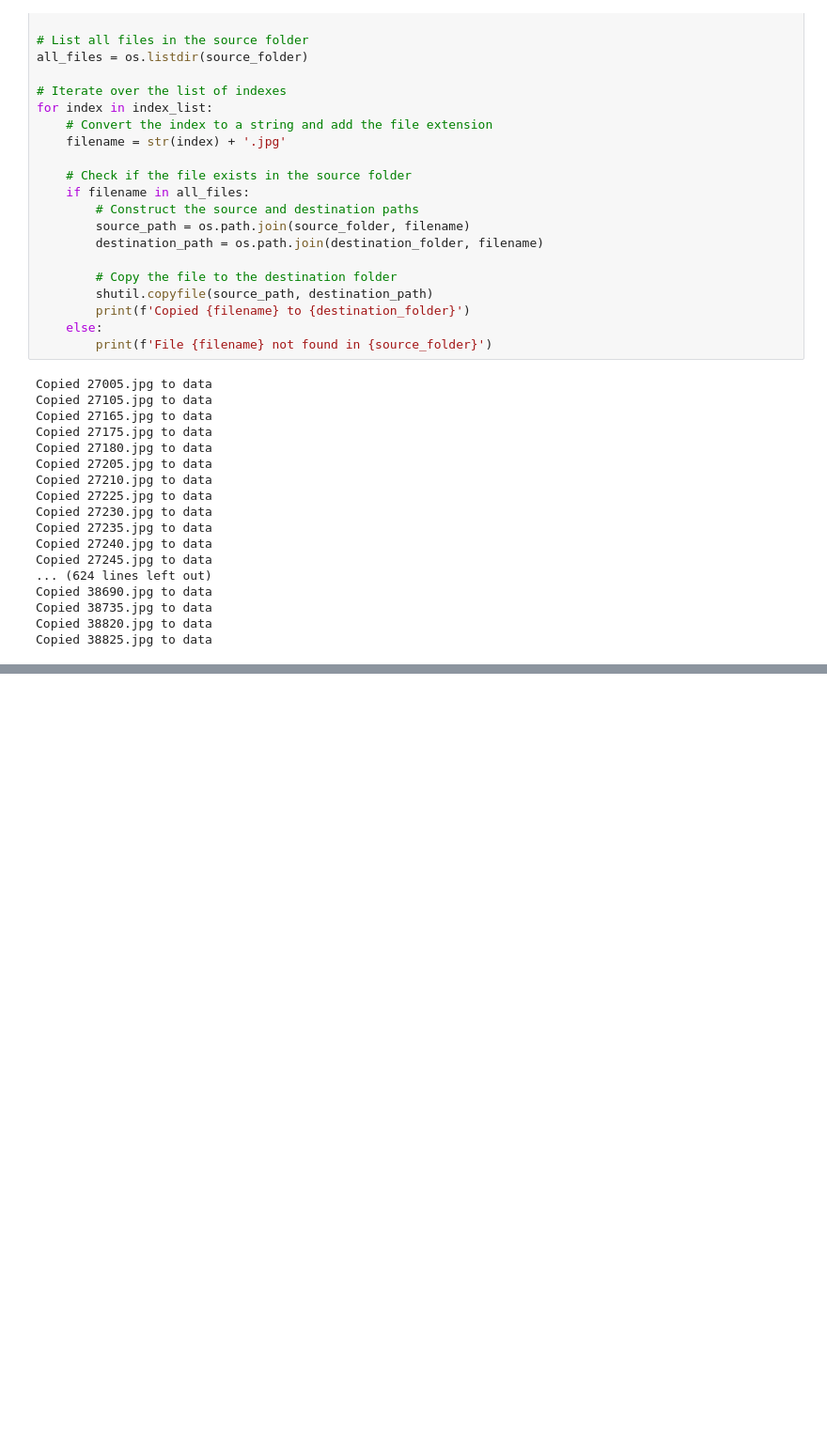
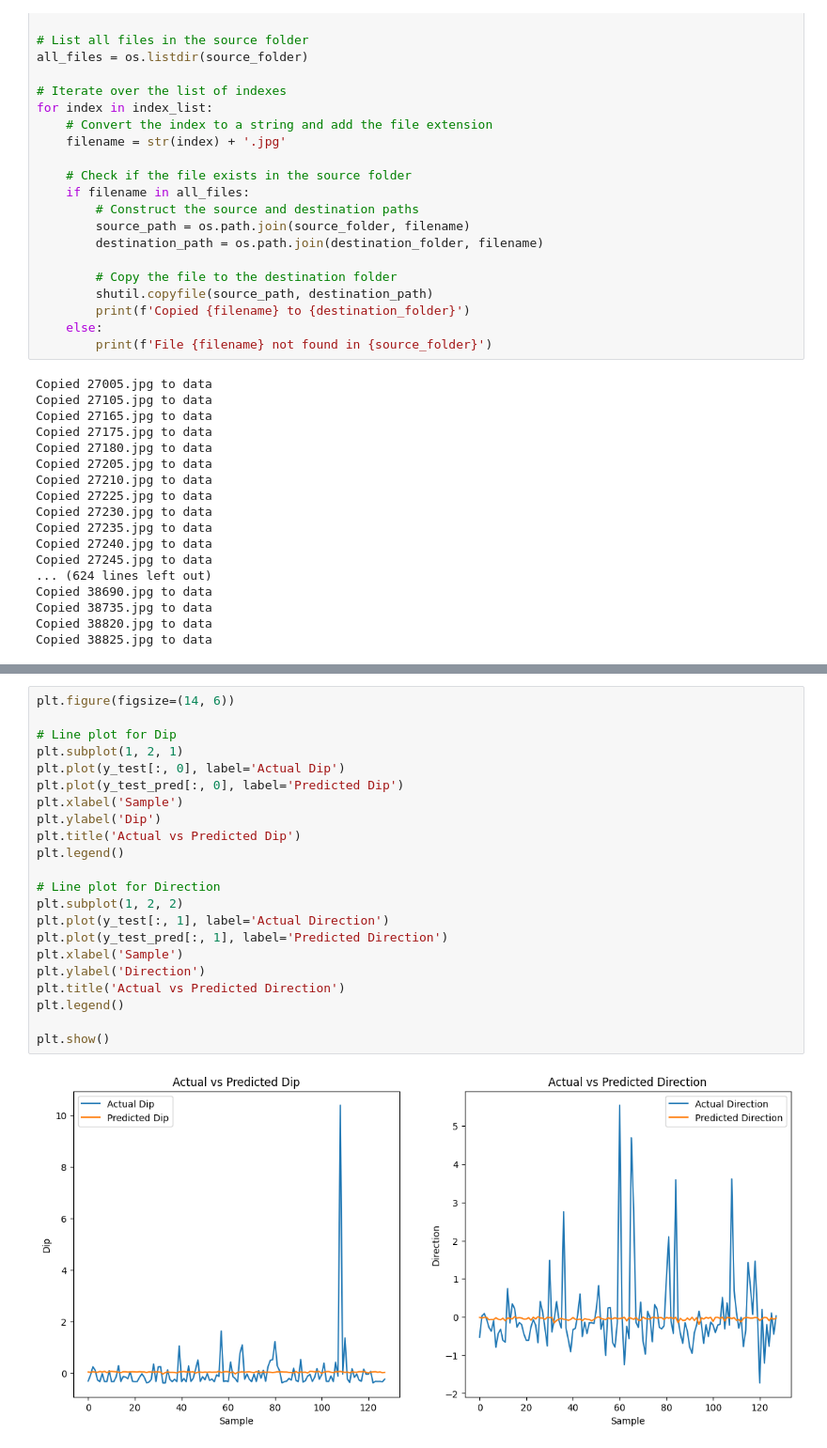
Before and after one commit to keyhanRayati/XRMI_deeplearning, a Jupyter notebook: TermProject.ipynb, the cells around one changed output, grey strips where cells are left out. Shown: that part at 94% size. Saved outputs shown, nothing was run; the diff lists cells and outputs as text; blank space fills up the shorter version.

```diff
--- a/TermProject.ipynb
+++ b/TermProject.ipynb
@@ -455,0 +447,24 @@ NameError: name 'r2_score' is not defined
+# %%
+plt.figure(figsize=(14, 6))
+
+# Line plot for Dip
+plt.subplot(1, 2, 1)
+plt.plot(y_test[:, 0], label='Actual Dip')
+plt.plot(y_test_pred[:, 0], label='Predicted Dip')
+plt.xlabel('Sample')
+plt.ylabel('Dip')
+plt.title('Actual vs Predicted Dip')
+plt.legend()
+
+# Line plot for Direction
+plt.subplot(1, 2, 2)
+plt.plot(y_test[:, 1], label='Actual Direction')
+plt.plot(y_test_pred[:, 1], label='Predicted Direction')
+plt.xlabel('Sample')
+plt.ylabel('Direction')
+plt.title('Actual vs Predicted Direction')
+plt.legend()
+
+plt.show()
+# %% [output]
+[figure, added]
```
Also changed, not shown: parts of 6 cells of this notebook.
